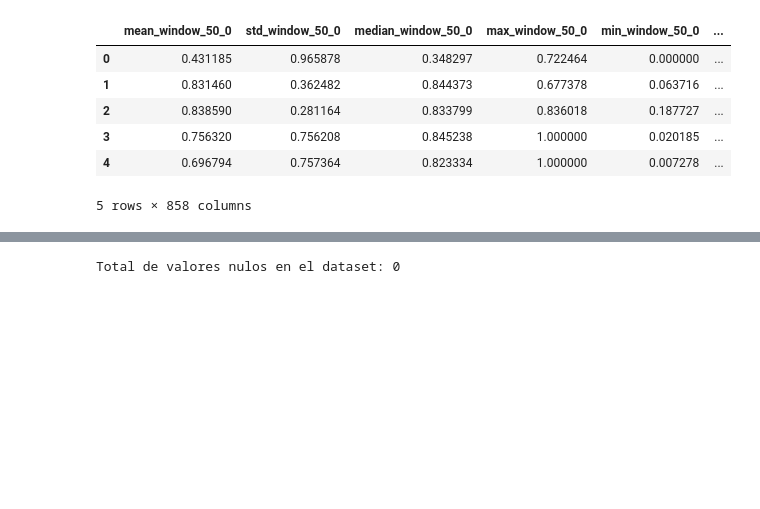
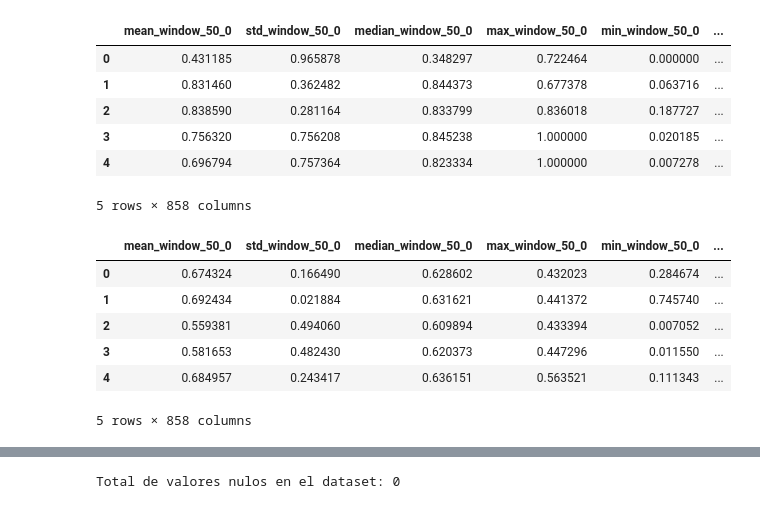
Before and after one commit to Manelzc/Trabajo_de_Titulo_PLR_ML, a Jupyter notebook: exploration.ipynb, the cells around one changed output, grey strips where cells are left out. Cells and saved outputs as stored; diff of their text form; code cells hidden in the pictures; blank space fills up the shorter version.

```diff
--- a/exploration.ipynb
+++ b/exploration.ipynb
@@ -320,7 +320,7 @@ preprocessor = ColumnTransformer(transformers=[
 ])
 # %%
 # Aplicar el preprocessor (ajustar y transformar el conjunto de entrenamiento)
-transformed_data = preprocessor.fit_transform(X_train)
+X_train_transformed = preprocessor.fit_transform(X_train)
 
 # Obtener las categorías nuevas creadas por el OneHotEncoder
 onehot_columns = preprocessor.named_transformers_['categorical'].named_steps['category_one_hot'].get_feature_names_out(categorical)
@@ -329,10 +329,10 @@ onehot_columns = preprocessor.named_transformers_['categorical'].named_steps['ca
 final_columns = list(numeric) + list(onehot_columns)
 
 # Convertir los datos transformados en un DataFrame para visualizar
-transformed_df = pd.DataFrame(transformed_data, columns=final_columns)
+X_train_trans = pd.DataFrame(X_train_transformed, columns=final_columns)
 
 # Ver las primeras filas del DataFrame transformado
-transformed_df.head()
+X_train_trans.head()
 # %% [output]
 |  | mean_window_50_0 | std_window_50_0 | median_window_50_0 | max_window_50_0 | min_window_50_0 | ... |
 | 0 | 0.431185 | 0.965878 | 0.348297 | 0.722464 | 0.000000 | ... |
@@ -341,6 +341,29 @@ transformed_df.head()
 | 3 | 0.756320 | 0.756208 | 0.845238 | 1.000000 | 0.020185 | ... |
 | 4 | 0.696794 | 0.757364 | 0.823334 | 1.000000 | 0.007278 | ... |
 5 rows × 858 columns
+# %%
+# Aplicar el preprocessor (ajustar y transformar el conjunto de entrenamiento)
+X_test_transformed = preprocessor.fit_transform(X_test)
+
+# Obtener las categorías nuevas creadas por el OneHotEncoder
+onehot_columns = preprocessor.named_transformers_['categorical'].named_steps['category_one_hot'].get_feature_names_out(categorical)
+
+# Crear las columnas finales: numéricas + categóricas codificadas
+final_columns = list(numeric) + list(onehot_columns)
+
+# Convertir los datos transformados en un DataFrame para visualizar
+X_test_trans = pd.DataFrame(X_test_transformed, columns=final_columns)
+
+# Ver las primeras filas del DataFrame transformado
+X_test_trans.head()
+# %% [output]
+|  | mean_window_50_0 | std_window_50_0 | median_window_50_0 | max_window_50_0 | min_window_50_0 | ... |
+| 0 | 0.674324 | 0.166490 | 0.628602 | 0.432023 | 0.284674 | ... |
+| 1 | 0.692434 | 0.021884 | 0.631621 | 0.441372 | 0.745740 | ... |
+| 2 | 0.559381 | 0.494060 | 0.609894 | 0.433394 | 0.007052 | ... |
+| 3 | 0.581653 | 0.482430 | 0.620373 | 0.447296 | 0.011550 | ... |
+| 4 | 0.684957 | 0.243417 | 0.636151 | 0.563521 | 0.111343 | ... |
+5 rows × 858 columns
 # %%
 X_train.head()
 # %% [output]
```
Also changed, not shown: parts of 8 cells of this notebook.
